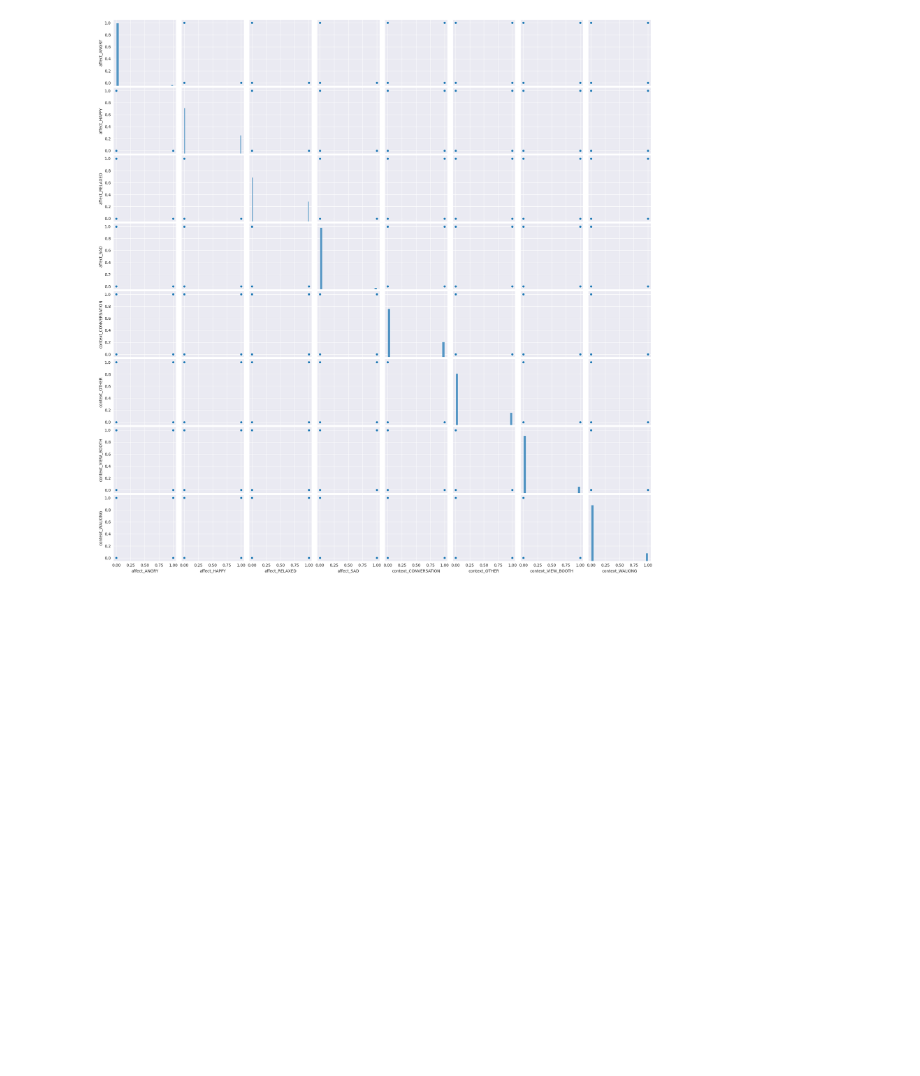
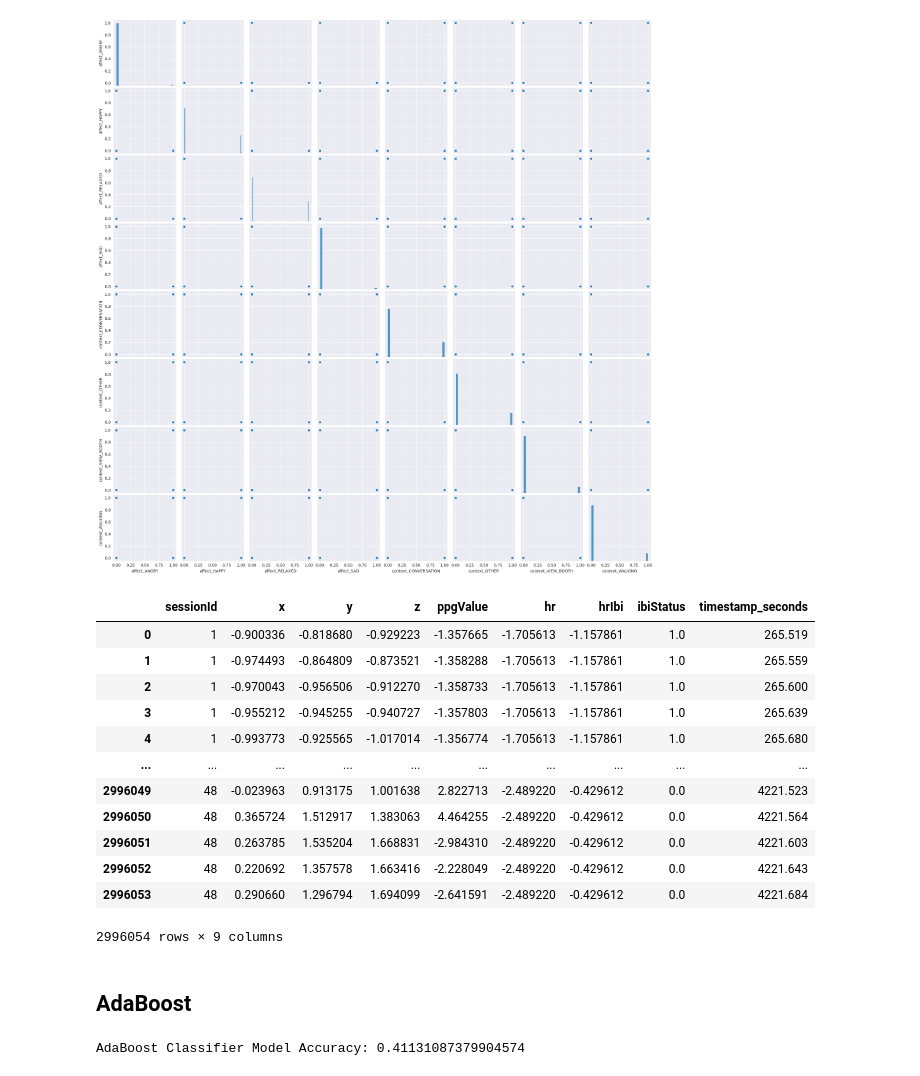
Before and after one commit to Wespe95/BBDC_2024, a Jupyter notebook: BBDC/BBDC_datenanalyse.ipynb, the cells around one changed output. Cells and saved outputs as stored; diff of their text form; code cells hidden in the pictures; blank space fills up the shorter version.

Commit message:
BBDC_datenanalyse -->AdaBoost

```diff
--- a/BBDC/BBDC_datenanalyse.ipynb
+++ b/BBDC/BBDC_datenanalyse.ipynb
@@ -232,3 +234,20 @@ sns.pairplot(data_encoded[columns_labels])
 plt.show();
 # %% [output]
 [figure]
+# %%
+X = data_cleaned.drop(['notification', 'engagement', 'hrStatus', 'context', 'timestamp', 'affect'], axis=1)
+X
+# %% [output]
+|  | sessionId | x | y | z | ppgValue | hr | hrIbi | ibiStatus | timestamp_seconds |
+| 0 | 1 | -0.900336 | -0.818680 | -0.929223 | -1.357665 | -1.705613 | -1.157861 | 1.0 | 265.519 |
+| 1 | 1 | -0.974493 | -0.864809 | -0.873521 | -1.358288 | -1.705613 | -1.157861 | 1.0 | 265.559 |
+| 2 | 1 | -0.970043 | -0.956506 | -0.912270 | -1.358733 | -1.705613 | -1.157861 | 1.0 | 265.600 |
+| 3 | 1 | -0.955212 | -0.945255 | -0.940727 | -1.357803 | -1.705613 | -1.157861 | 1.0 | 265.639 |
+| 4 | 1 | -0.993773 | -0.925565 | -1.017014 | -1.356774 | -1.705613 | -1.157861 | 1.0 | 265.680 |
+| ... | ... | ... | ... | ... | ... | ... | ... | ... | ... |
+| 2996049 | 48 | -0.023963 | 0.913175 | 1.001638 | 2.822713 | -2.489220 | -0.429612 | 0.0 | 4221.523 |
+| 2996050 | 48 | 0.365724 | 1.512917 | 1.383063 | 4.464255 | -2.489220 | -0.429612 | 0.0 | 4221.564 |
+| 2996051 | 48 | 0.263785 | 1.535204 | 1.668831 | -2.984310 | -2.489220 | -0.429612 | 0.0 | 4221.603 |
+| 2996052 | 48 | 0.220692 | 1.357578 | 1.663416 | -2.228049 | -2.489220 | -0.429612 | 0.0 | 4221.643 |
+| 2996053 | 48 | 0.290660 | 1.296794 | 1.694099 | -2.641591 | -2.489220 | -0.429612 | 0.0 | 4221.684 |
+2996054 rows × 9 columns
@@ -234,0 +260,2 @@ plt.show();
+# %% [markdown]
+## AdaBoost
@@ -234,0 +266,5 @@ plt.show();
+# %%
+y_pred = model1.predict(X_test)
+print("AdaBoost Classifier Model Accuracy:", accuracy_score(y_test, y_pred))
+# %% [output]
+AdaBoost Classifier Model Accuracy: 0.41131087379904574
```
Also changed, not shown: parts of 6 cells of this notebook.
